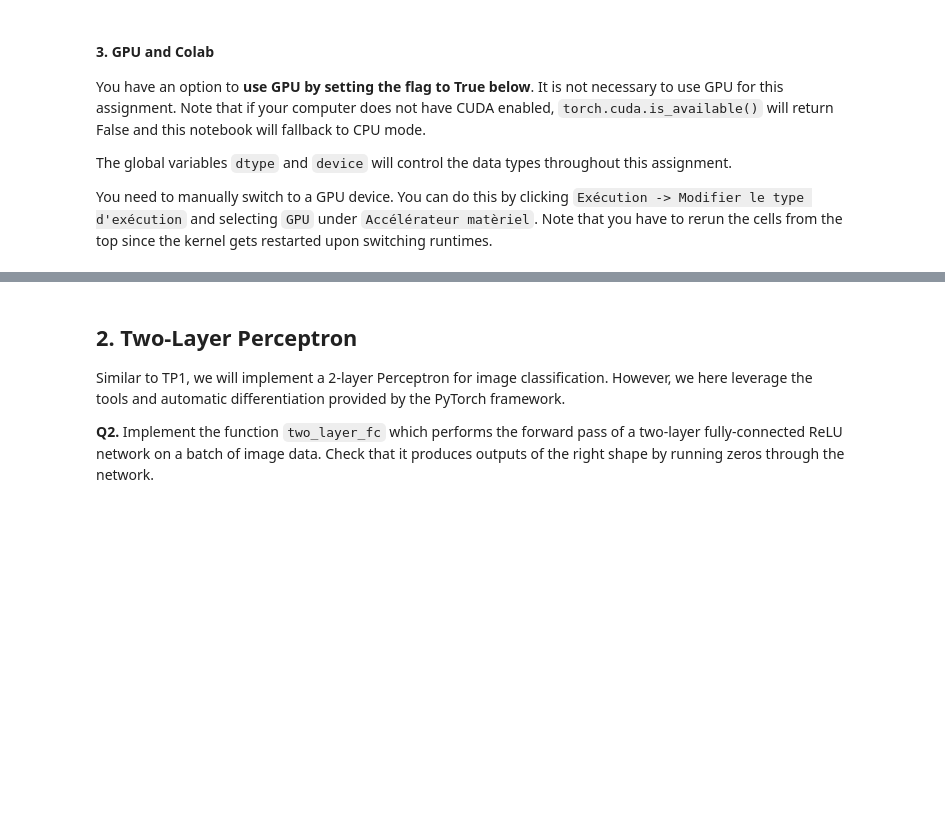
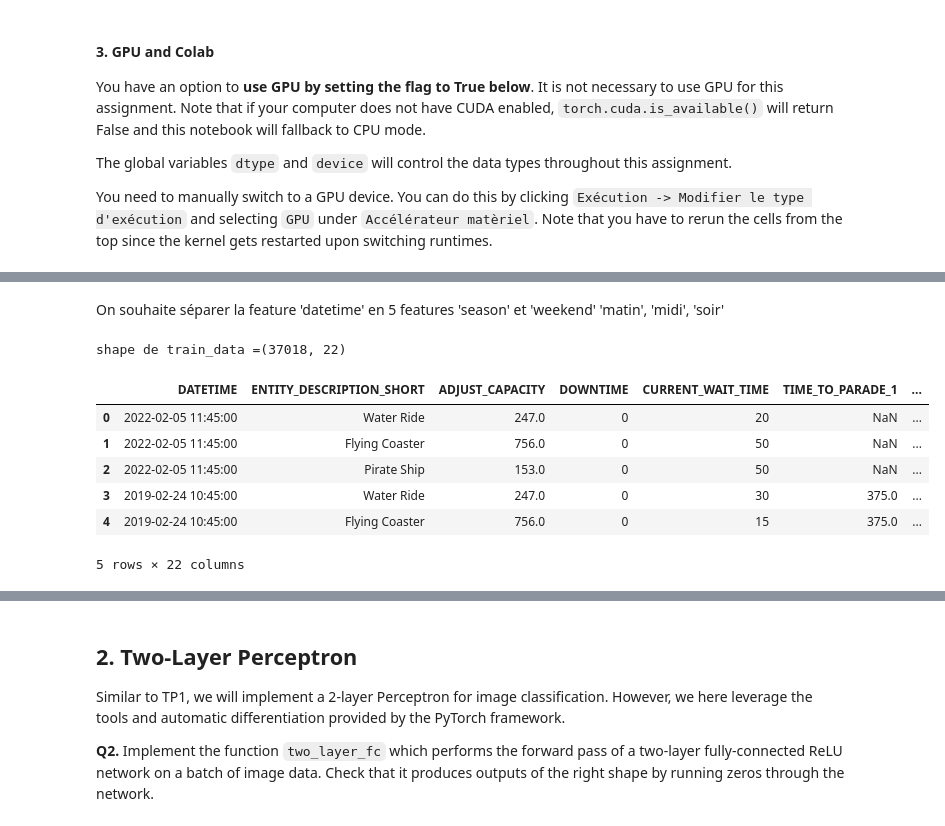
Before and after one commit to Jeerhz/ELEVEN-PROJECT, a Jupyter notebook: eleven_hackathon.ipynb, the cells around one changed output, grey strips where cells are left out. Saved outputs shown, nothing was run; the diff lists cells and outputs as text; code cells hidden in the pictures; blank space fills up the shorter version.

```diff
--- a/eleven_hackathon.ipynb
+++ b/eleven_hackathon.ipynb
@@ -254,0 +132,78 @@ Please read and understand the code above.
+# %% [markdown]
+On souhaite séparer la feature 'datetime' en 5 features 'season' et 'weekend'
+'matin', 'midi', 'soir'
+# %%
+# Convert 'DATETIME' column to datetime type
+train_data['DATETIME'] = pd.to_datetime(train_data['DATETIME'])
+
+def day_of_work_or_saturday_or_sunday(day_of_week):
+    if day_of_week < 5 :
+      return 0
+    elif day_of_week == 5:
+      return 1    # 1 for Saturday,
+    else:
+      return 2    #  2 for Sunday
+
+# 0: Winter, 1: Spring, 2: Summer, 3: Fall
+def season(month):
+    if month in [12, 1, 2]:
+        return 0  # Winter
+    elif month in [3, 4, 5]:
+        return 1  # Spring
+    elif month in [6, 7, 8]:
+        return 2  # Summer
+    else:
+        return 3  # Fall
+
+def day_part(hour):
+  if hour in range(10, 12):
+    return 0 #is midi
+  elif hour in range(11, 13):
+    return 1
+  elif hour in range(12, 15):
+    return 2
+  elif hour in range(14, 17):
+    return 3
+  elif hour in range(16, 18):
+    return 4
+  elif hour in range(17, 19):
+    return 5
+  elif hour in range(18, 21):
+    return 6
+  elif hour in range(20, 22):
+    return 7
+  elif hour in range(21, 23):
+    return 8
+
+
+
+# Apply the functions to create the 'weekend' and 'season' columns
+train_data['saturday_or_sunday'] = train_data['DATETIME'].dt.dayofweek.apply(day_of_work_or_saturday_or_sunday)
+train_data['season'] = train_data['DATETIME'].dt.month.apply(season)
+train_data['day_part'] = train_data['DATETIME'].dt.hour.apply(day_part)
+
+# Display the first few rows to confirm the addition of the new columns
+train_data[['DATETIME', 'saturday_or_sunday', 'season', 'day_part']].head()
+
+
+# Extract year, month, day, hour, and minute from 'DATETIME' column
+#train_data['year'] = train_data['DATETIME'].dt.year
+#train_data['month'] = train_data['DATETIME'].dt.month
+#train_data['day'] = train_data['DATETIME'].dt.day
+#train_data['hour'] = train_data['DATETIME'].dt.hour
+#train_data['minute'] = train_data['DATETIME'].dt.minute
+
+#Delete the column datetime
+
+# Display the first few rows of the dataframe to confirm the changes
+print(f'shape de train_data ={ train_data.shape}')
+train_data.head()
+# %% [output]
+shape de train_data =(37018, 22)
+|  | DATETIME | ENTITY_DESCRIPTION_SHORT | ADJUST_CAPACITY | DOWNTIME | CURRENT_WAIT_TIME | TIME_TO_PARADE_1 | ... |
+| 0 | 2022-02-05 11:45:00 | Water Ride | 247.0 | 0 | 20 | NaN | ... |
+| 1 | 2022-02-05 11:45:00 | Flying Coaster | 756.0 | 0 | 50 | NaN | ... |
+| 2 | 2022-02-05 11:45:00 | Pirate Ship | 153.0 | 0 | 50 | NaN | ... |
+| 3 | 2019-02-24 10:45:00 | Water Ride | 247.0 | 0 | 30 | 375.0 | ... |
+| 4 | 2019-02-24 10:45:00 | Flying Coaster | 756.0 | 0 | 15 | 375.0 | ... |
+5 rows × 22 columns
```
Also changed, not shown: parts of 26 cells of this notebook.
